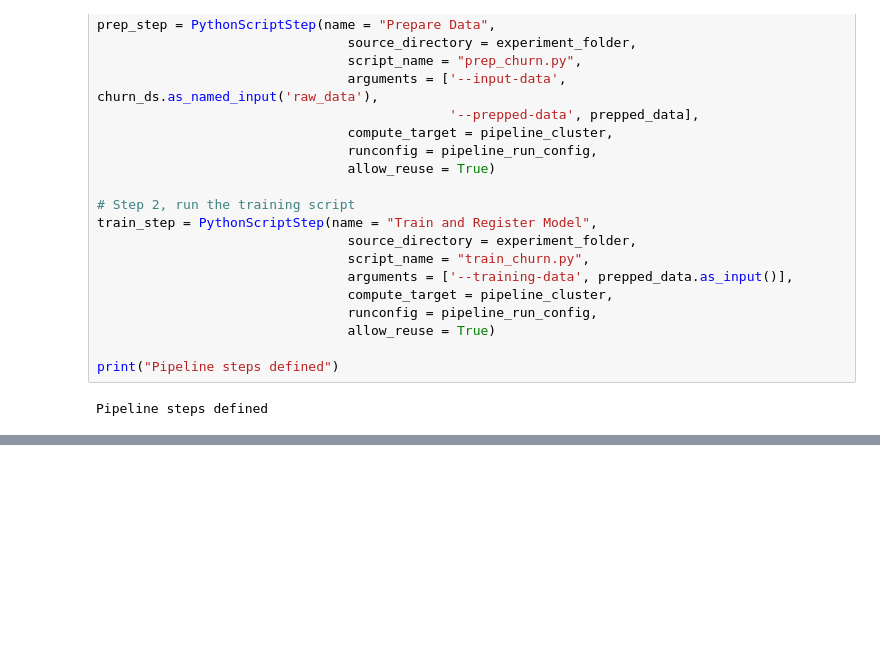
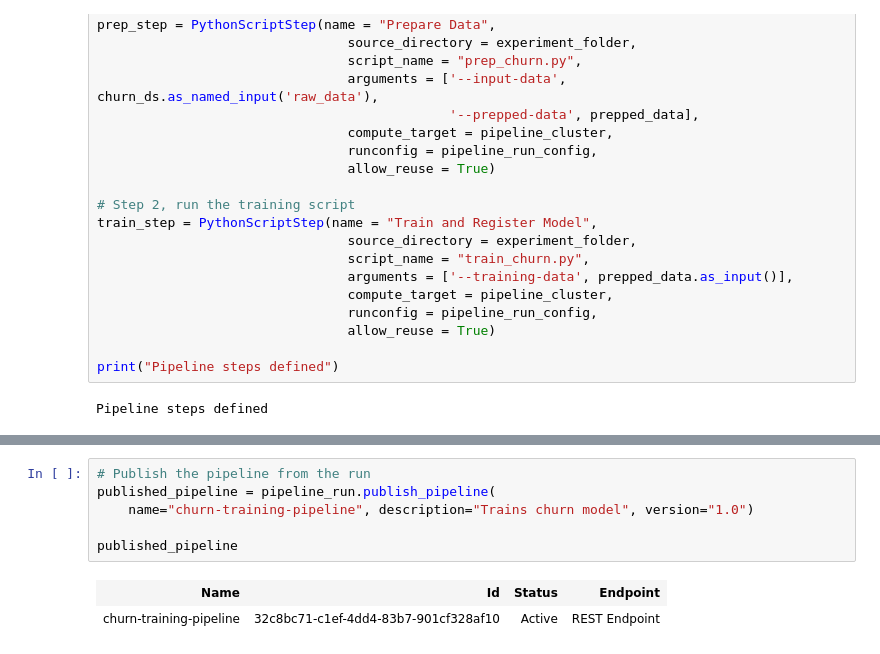
Before and after one commit to MohitRajNayak/Projectdp100, a Jupyter notebook: new-pro-dp-100-pip(1).ipynb, the cells around one changed output, grey strips where cells are left out. Drawn from its saved outputs; the diff is of its cells as text; blank space fills up the shorter version.

```diff
--- a/new-pro-dp-100-pip(1).ipynb
+++ b/new-pro-dp-100-pip(1).ipynb
@@ -349,3 +349,12 @@ Train and Register Model :
 Prepare Data :
          raw_rows : 1000
          processed_rows : 1000
+# %%
+# Publish the pipeline from the run
+published_pipeline = pipeline_run.publish_pipeline(
+    name="churn-training-pipeline", description="Trains churn model", version="1.0")
+
+published_pipeline
+# %% [output]
+| Name | Id | Status | Endpoint |
+| churn-training-pipeline | 32c8bc71-c1ef-4dd4-83b7-901cf328af10 | Active | REST Endpoint |
```
Also changed, not shown: parts of 8 cells of this notebook.
